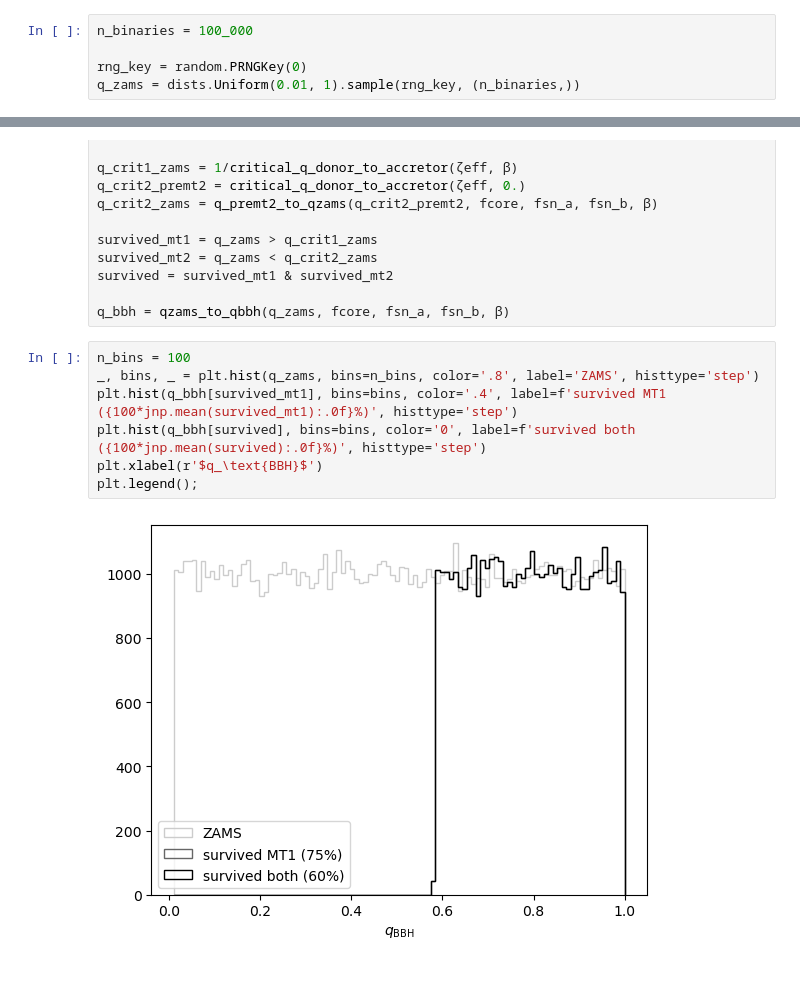
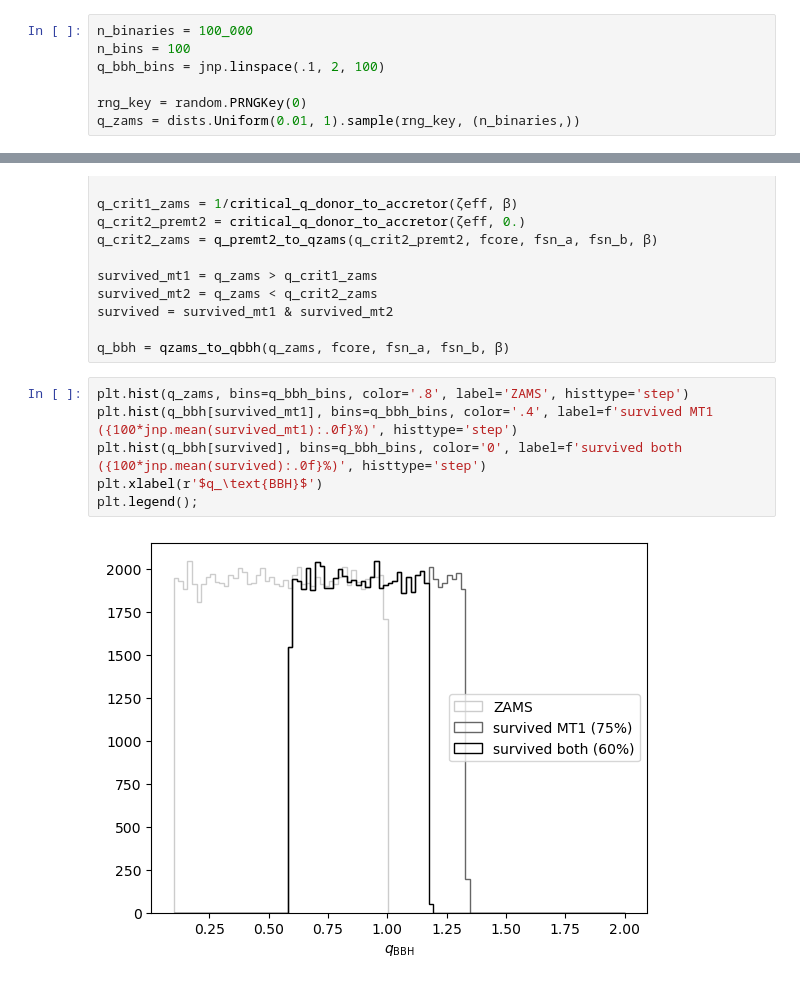
Before and after one commit to FarrOutLab/SMT-Mass-Ratio, a Jupyter notebook: MC_validation.ipynb, the cells around one changed output, grey strips where cells are left out. Saved outputs shown, nothing was run; the diff lists cells and outputs as text.

Commit message:
fix MC notebook hists

```diff
--- a/MC_validation.ipynb
+++ b/MC_validation.ipynb
@@ -55,6 +55,8 @@ def q_premt2_to_qzams(q_premt2, fcore, fsn_a, fsn_b, β):
     return fcore * (1 - fsn_a) * q_premt2 - β * (1 - fcore)
 # %%
 n_binaries = 100_000
+n_bins = 100
+q_bbh_bins = jnp.linspace(.1, 2, 100)
 
 rng_key = random.PRNGKey(0)
 q_zams = dists.Uniform(0.01, 1).sample(rng_key, (n_binaries,))
@@ -74,14 +76,13 @@ survived = survived_mt1 & survived_mt2
 
 q_bbh = qzams_to_qbbh(q_zams, fcore, fsn_a, fsn_b, β)
 # %%
-n_bins = 100
-_, bins, _ = plt.hist(q_zams, bins=n_bins, color='.8', label='ZAMS', histtype='step')
-plt.hist(q_bbh[survived_mt1], bins=bins, color='.4', label=f'survived MT1 ({100*jnp.mean(survived_mt1):.0f}%)', histtype='step')
-plt.hist(q_bbh[survived], bins=bins, color='0', label=f'survived both ({100*jnp.mean(survived):.0f}%)', histtype='step')
+plt.hist(q_zams, bins=q_bbh_bins, color='.8', label='ZAMS', histtype='step')
+plt.hist(q_bbh[survived_mt1], bins=q_bbh_bins, color='.4', label=f'survived MT1 ({100*jnp.mean(survived_mt1):.0f}%)', histtype='step')
+plt.hist(q_bbh[survived], bins=q_bbh_bins, color='0', label=f'survived both ({100*jnp.mean(survived):.0f}%)', histtype='step')
 plt.xlabel(r'$q_\text{BBH}$')
 plt.legend();
 # %% [output]
-[figure, old version]
+[figure, new version]
 # %%
 reversed = q_bbh > 1.
 q_obs = jnp.where(reversed, 1/q_bbh, q_bbh)
```
Also changed, not shown: parts of 6 cells of this notebook.
